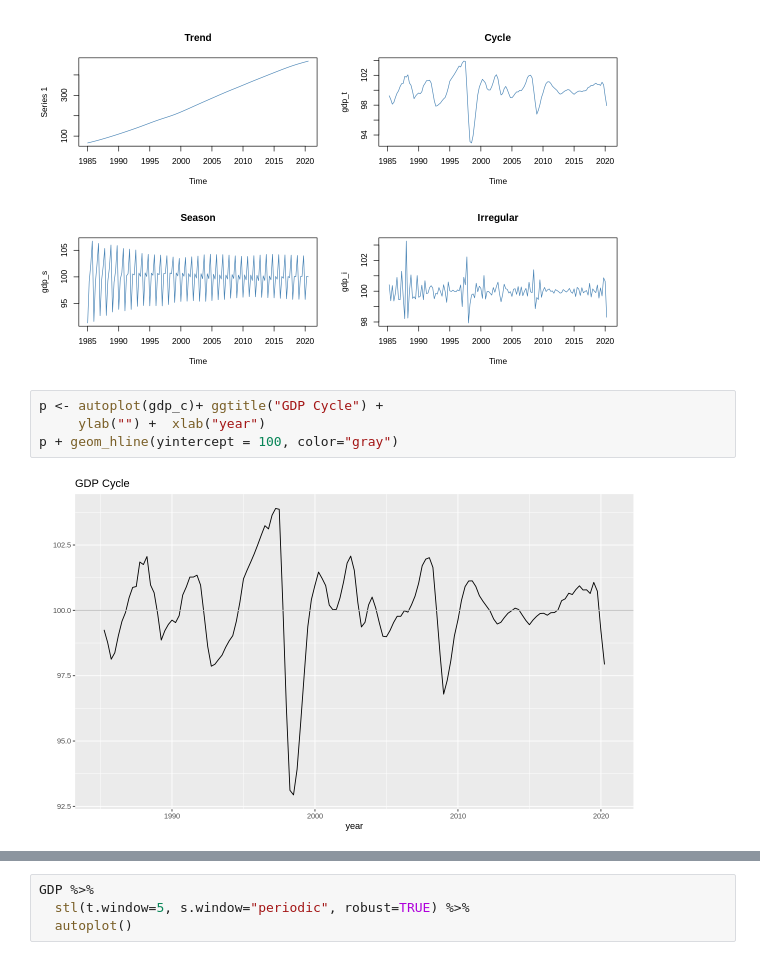
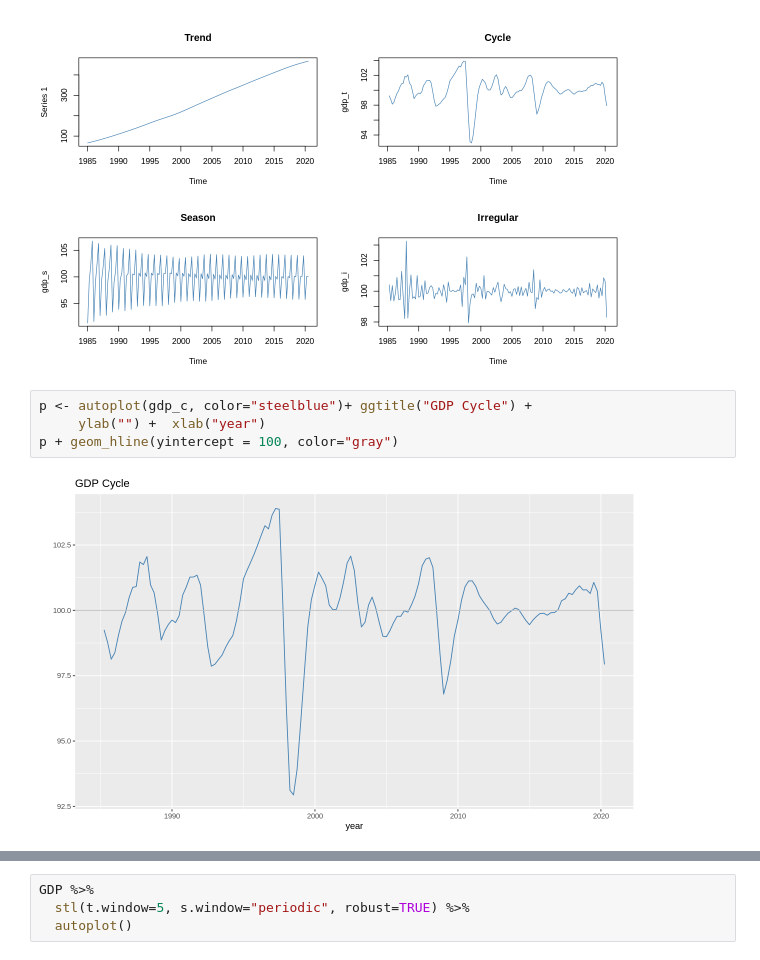
Before and after one commit to data-better/RBOK, a Jupyter notebook: RBOK.ipynb, the cells around one changed output, grey strips where cells are left out. Drawn from its saved outputs; the diff is of its cells as text.

```diff
--- a/RBOK.ipynb
+++ b/RBOK.ipynb
@@ -263,9 +267,9 @@ par(mfrow=c(1,1))
 # %% [output]
 [figure]
 # %%
-p <- autoplot(gdp_c)+ ggtitle("GDP Cycle") +
+p <- autoplot(gdp_c, color="steelblue")+ ggtitle("GDP Cycle") +
      ylab("") +  xlab("year")
 p + geom_hline(yintercept = 100, color="gray")
 # %% [output]
-[figure, old version]
+[figure, new version]
 # %%
```
Also changed, not shown: parts of 36 cells of this notebook.
